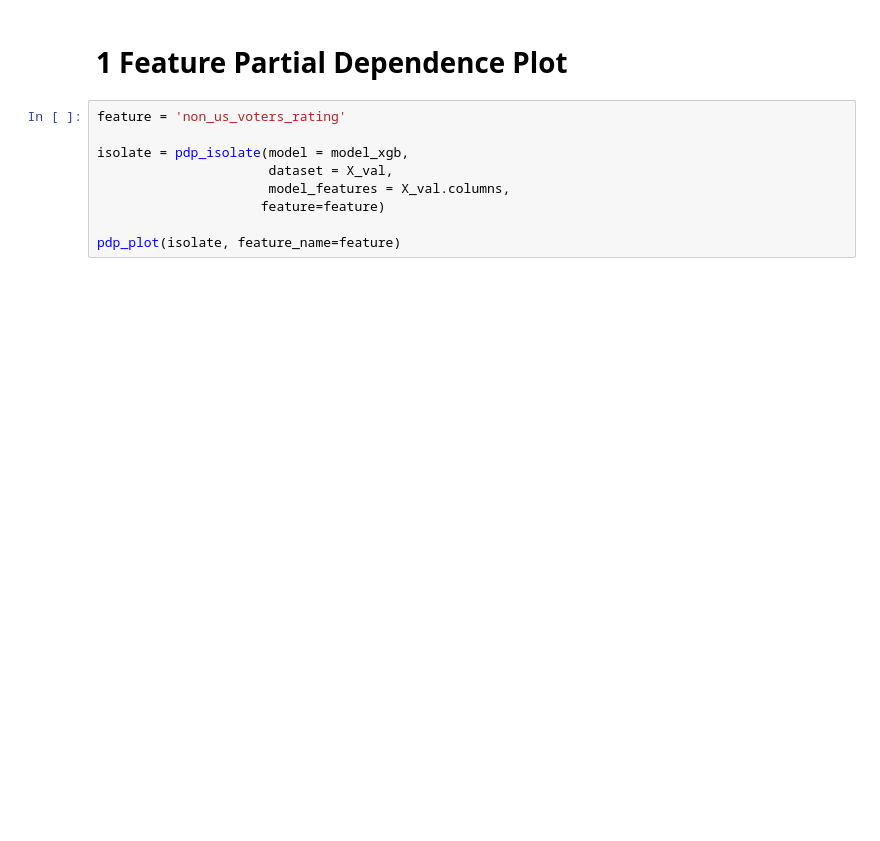
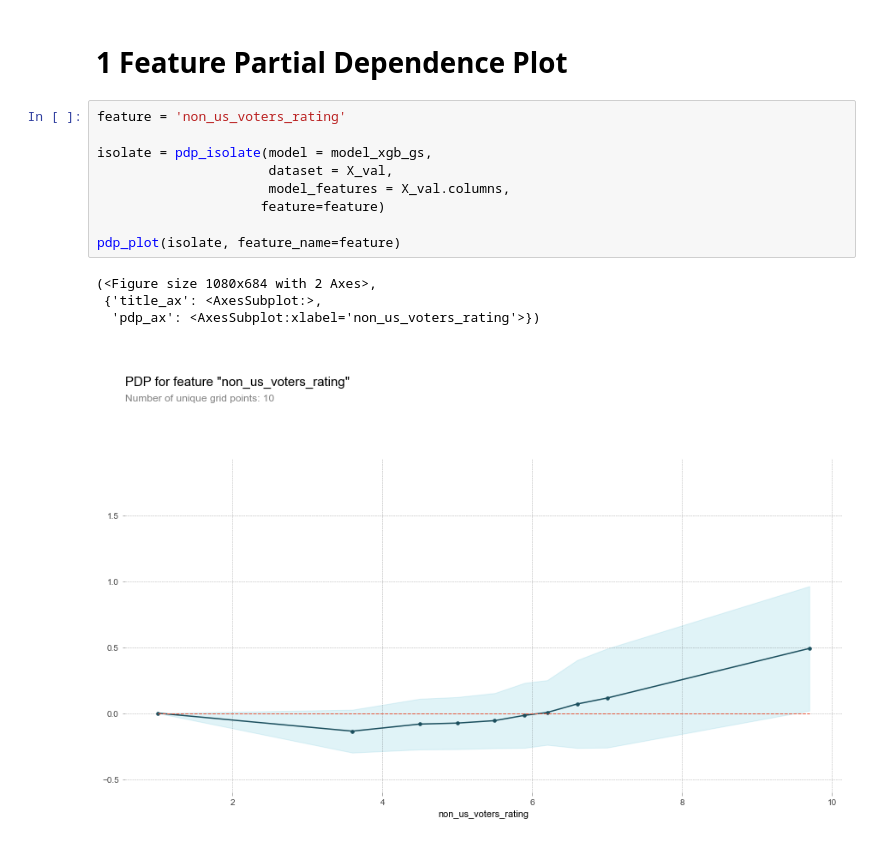
Before and after one commit to Dylan-Sivori/LamdbaUnit2PortfolioProject, a Jupyter notebook: PortfolioProject/FinalProject.ipynb, the cells around one changed output. Saved outputs shown, nothing was run; the diff lists cells and outputs as text; blank space fills up the shorter version.

```diff
--- a/PortfolioProject/FinalProject.ipynb
+++ b/PortfolioProject/FinalProject.ipynb
@@ -203,9 +220,14 @@ plt.title('Permutation importances for XGBRegressor Model')
 # %%
 feature = 'non_us_voters_rating'
 
-isolate = pdp_isolate(model = model_xgb,
+isolate = pdp_isolate(model = model_xgb_gs,
                       dataset = X_val,
                       model_features = X_val.columns,
                      feature=feature)
 
 pdp_plot(isolate, feature_name=feature)
+# %% [output]
+(<Figure size 1080x684 with 2 Axes>,
+ {'title_ax': <AxesSubplot:>,
+  'pdp_ax': <AxesSubplot:xlabel='non_us_voters_rating'>})
+[figure, added]
```
Also changed, not shown: parts of 9 cells of this notebook, 2 other files.
